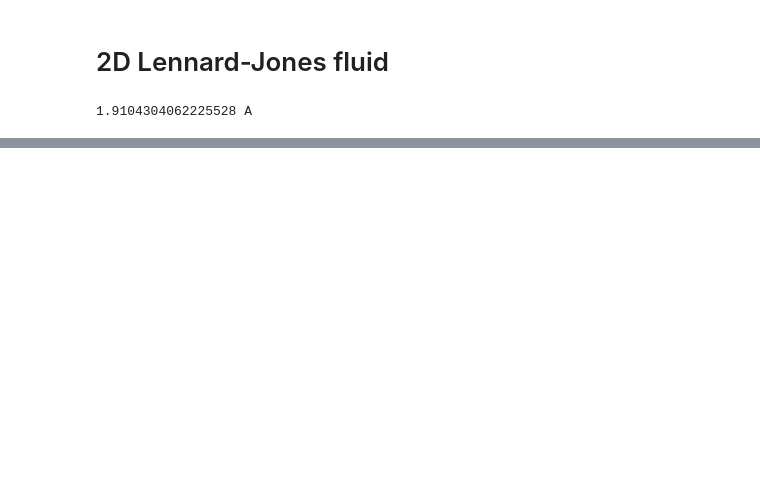
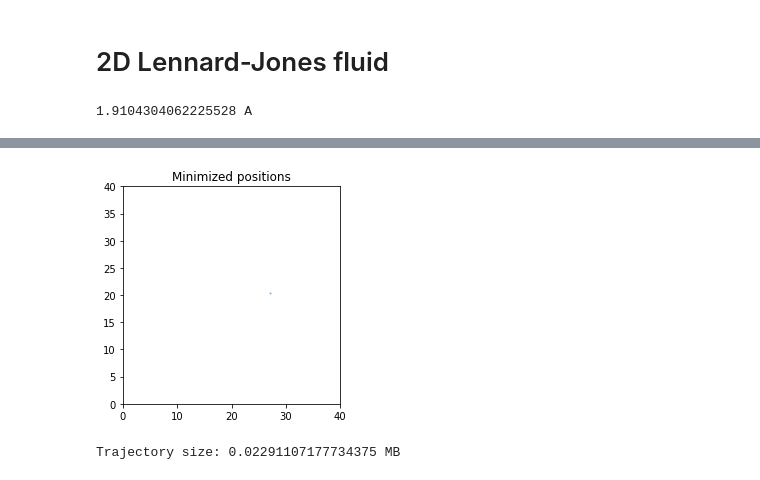
Before and after one commit to uibcdf/Molecular-Systems, a Jupyter notebook: docs/contents/lennard_jones_fluid/2D_LJ_fluid.ipynb, the cells around one changed output, grey strips where cells are left out. Saved outputs shown, nothing was run; the diff lists cells and outputs as text; code cells hidden in the pictures; blank space fills up the shorter version.

```diff
--- a/docs/contents/lennard_jones_fluid/2D_LJ_fluid.ipynb
+++ b/docs/contents/lennard_jones_fluid/2D_LJ_fluid.ipynb
@@ -92,0 +101,11 @@ _ = system.addForce(non_bonded_force)
+# %%
+armonic_force = mm.CustomExternalForce('A*(z^2)')
+k=1.0*unit.kilocalories_per_mole/unit.nanometers**2
+armonic_force.addGlobalParameter('A', 0.5*k)
+for ii in range(n_particles):
+    armonic_force.addParticle(ii, [])
+_ = system.addForce(armonic_force)
+# %%
+integrator = mm.LangevinIntegrator(temperature, collisions_rate, integration_timestep)
+platform = mm.Platform.getPlatformByName('CUDA')
+context = mm.Context(system, integrator, platform)
@@ -92,0 +130,18 @@ _ = system.addForce(non_bonded_force)
+# %%
+positions_after_minimization = state.getPositions(asNumpy=True)
+# %%
+ax = plt.subplot(aspect='equal')
+
+patches=[]
+for ii in range(n_particles):
+    patches.append(Circle(positions_after_minimization[ii,0:2]._value, 0.1*radius._value))
+
+p = PatchCollection(patches, alpha=0.5)
+ax.add_collection(p)
+
+ax.set_title("Minimized positions")
+ax.set_xlim([0.0, 0.1*l_box._value])
+ax.set_ylim([0.0, 0.1*l_box._value])
+plt.show()
+# %% [output]
+[figure, added]
@@ -92,0 +175,5 @@ _ = system.addForce(non_bonded_force)
+# %%
+trajectory_mem = trajectory.size * trajectory.itemsize * unit.bytes
+print('Trajectory size: {} MB'.format(trajectory_mem._value/(1024*1024)))
+# %% [output]
+Trajectory size: 0.02291107177734375 MB
```
Also changed, not shown: parts of 22 cells of this notebook, 4 other files.
